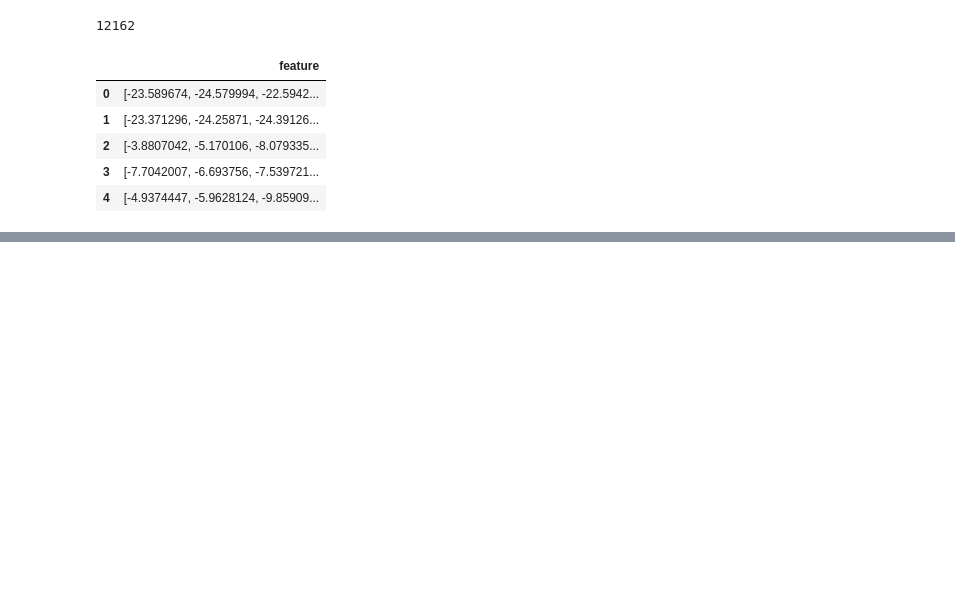
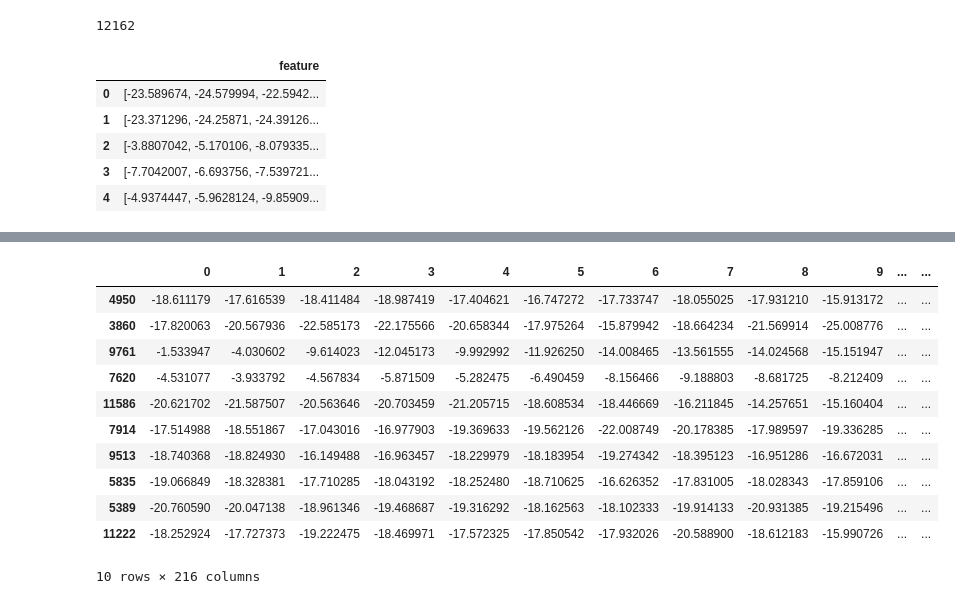
Before and after one commit to rishavhack/Projects-On-MachineLearning-OpenCV-NLP, a Jupyter notebook: Project 6 Speech Emotion Recognition/Part 3 Modeling.ipynb, the cells around one changed output, grey strips where cells are left out. Saved outputs shown, nothing was run; the diff lists cells and outputs as text; code cells hidden in the pictures; blank space fills up the shorter version.

```diff
--- a/Project 6 Speech Emotion Recognition/Part 3 Modeling.ipynb
+++ b/Project 6 Speech Emotion Recognition/Part 3 Modeling.ipynb
@@ -360,0 +364,23 @@ df[:5]
+# %%
+X_train, X_test, y_train, y_test = train_test_split(df.drop(['path','labels','source'],axis=1)
+                                                    , df.labels
+                                                    , test_size=0.25
+                                                    , shuffle=True
+                                                    , random_state=42
+                                                   )
+
+# Lets see how the data present itself before normalisation
+X_train[150:160]
+# %% [output]
+|  | 0 | 1 | 2 | 3 | 4 | 5 | 6 | 7 | 8 | 9 | ... | ... |
+| 4950 | -18.611179 | -17.616539 | -18.411484 | -18.987419 | -17.404621 | -16.747272 | -17.733747 | -18.055025 | -17.931210 | -15.913172 | ... | ... |
+| 3860 | -17.820063 | -20.567936 | -22.585173 | -22.175566 | -20.658344 | -17.975264 | -15.879942 | -18.664234 | -21.569914 | -25.008776 | ... | ... |
+| 9761 | -1.533947 | -4.030602 | -9.614023 | -12.045173 | -9.992992 | -11.926250 | -14.008465 | -13.561555 | -14.024568 | -15.151947 | ... | ... |
+| 7620 | -4.531077 | -3.933792 | -4.567834 | -5.871509 | -5.282475 | -6.490459 | -8.156466 | -9.188803 | -8.681725 | -8.212409 | ... | ... |
+| 11586 | -20.621702 | -21.587507 | -20.563646 | -20.703459 | -21.205715 | -18.608534 | -18.446669 | -16.211845 | -14.257651 | -15.160404 | ... | ... |
+| 7914 | -17.514988 | -18.551867 | -17.043016 | -16.977903 | -19.369633 | -19.562126 | -22.008749 | -20.178385 | -17.989597 | -19.336285 | ... | ... |
+| 9513 | -18.740368 | -18.824930 | -16.149488 | -16.963457 | -18.229979 | -18.183954 | -19.274342 | -18.395123 | -16.951286 | -16.672031 | ... | ... |
+| 5835 | -19.066849 | -18.328381 | -17.710285 | -18.043192 | -18.252480 | -18.710625 | -16.626352 | -17.831005 | -18.028343 | -17.859106 | ... | ... |
+| 5389 | -20.760590 | -20.047138 | -18.961346 | -19.468687 | -19.316292 | -18.162563 | -18.102333 | -19.914133 | -20.931385 | -19.215496 | ... | ... |
+| 11222 | -18.252924 | -17.727373 | -19.222475 | -18.469971 | -17.572325 | -17.850542 | -17.932026 | -20.588900 | -18.612183 | -15.990726 | ... | ... |
+10 rows × 216 columns
```
Also changed, not shown: parts of 1 cell of this notebook.
